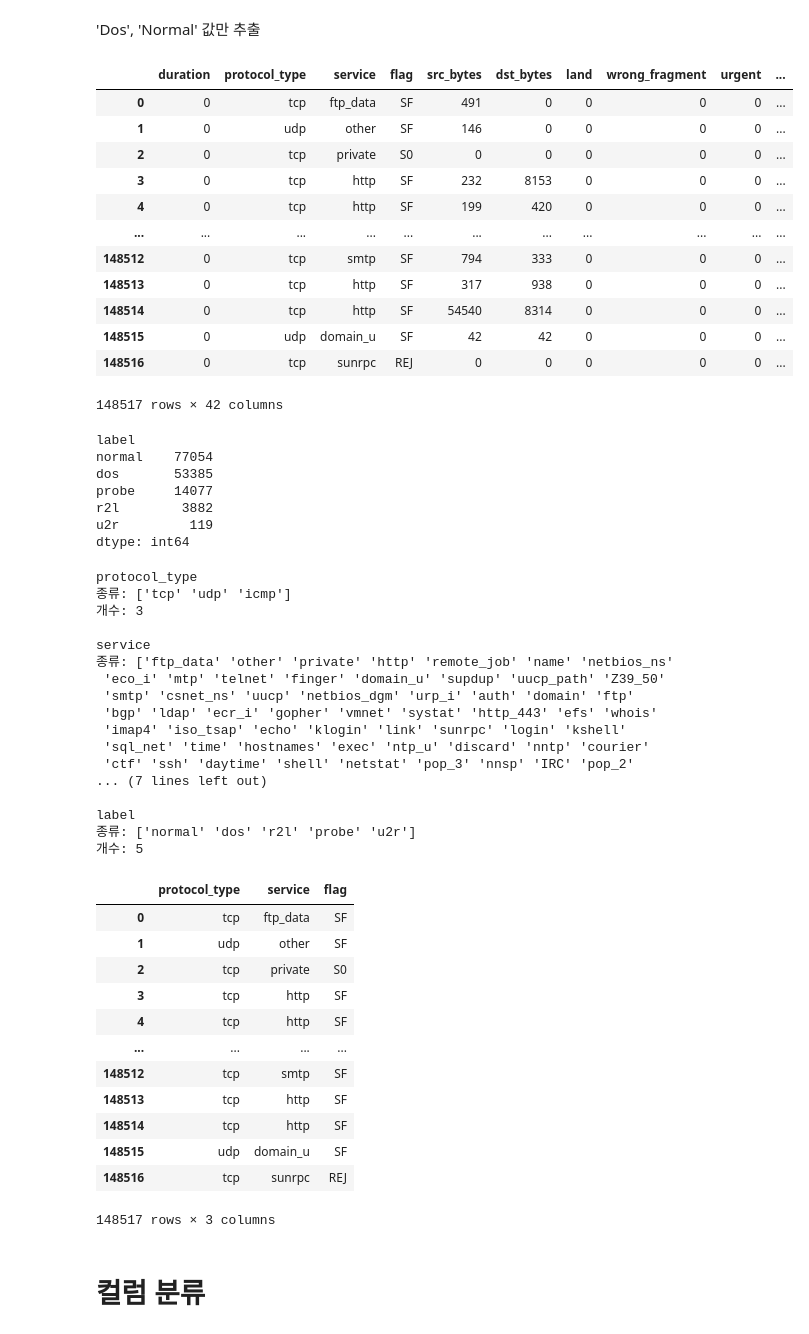
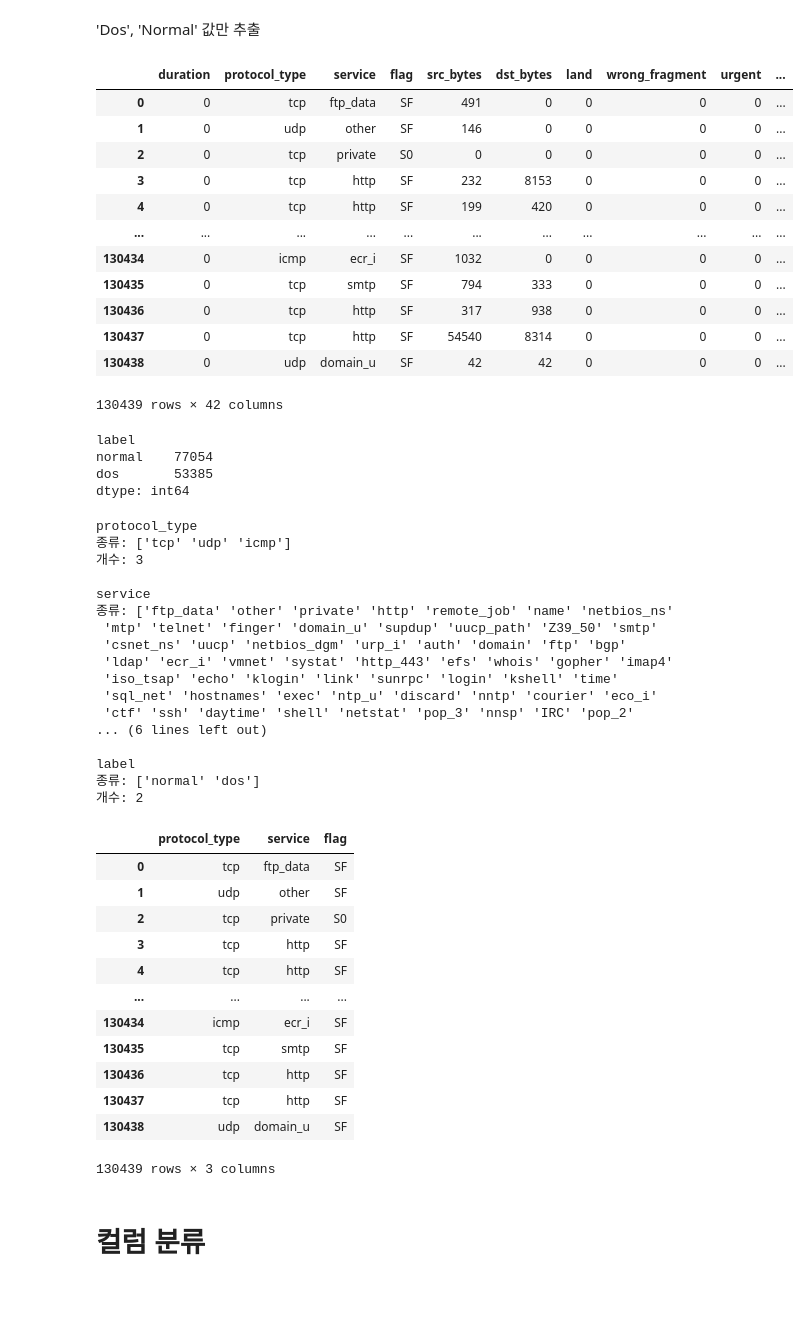
Before and after one commit to bomul0417/study, a Jupyter notebook: NIDS_Project/KDD(Dos)_Preprocessing.ipynb, the cells around one changed output. Saved outputs shown, nothing was run; the diff lists cells and outputs as text; code cells hidden in the pictures; blank space fills up the shorter version.

```diff
--- a/NIDS_Project/KDD(Dos)_Preprocessing.ipynb
+++ b/NIDS_Project/KDD(Dos)_Preprocessing.ipynb
@@ -113,33 +113,30 @@ dtype: int64
 # %% [markdown]
 'Dos', 'Normal' 값만 추출
 # %%
-condition = (df_type.label == 'normal') | (df_type.label == 'dos') | (df_type.label == 'probe') | (df_type.label == 'r2l') | (df_type.label == 'u2r')
+condition = (df_type.label == 'normal') | (df_type.label == 'dos') #| (df_type.label == 'probe') | (df_type.label == 'r2l') | (df_type.label == 'u2r')
 df_dos = df_type[condition]
 df_dos = df_dos.reset_index(drop=True)
 df_dos
 # %% [output]
 |  | duration | protocol_type | service | flag | src_bytes | dst_bytes | land | wrong_fragment | urgent | ... |
 | 0 | 0 | tcp | ftp_data | SF | 491 | 0 | 0 | 0 | 0 | ... |
 | 1 | 0 | udp | other | SF | 146 | 0 | 0 | 0 | 0 | ... |
 | 2 | 0 | tcp | private | S0 | 0 | 0 | 0 | 0 | 0 | ... |
 | 3 | 0 | tcp | http | SF | 232 | 8153 | 0 | 0 | 0 | ... |
 | 4 | 0 | tcp | http | SF | 199 | 420 | 0 | 0 | 0 | ... |
 | ... | ... | ... | ... | ... | ... | ... | ... | ... | ... | ... |
-| 148512 | 0 | tcp | smtp | SF | 794 | 333 | 0 | 0 | 0 | ... |
-| 148513 | 0 | tcp | http | SF | 317 | 938 | 0 | 0 | 0 | ... |
-| 148514 | 0 | tcp | http | SF | 54540 | 8314 | 0 | 0 | 0 | ... |
-| 148515 | 0 | udp | domain_u | SF | 42 | 42 | 0 | 0 | 0 | ... |
-| 148516 | 0 | tcp | sunrpc | REJ | 0 | 0 | 0 | 0 | 0 | ... |
+| 130434 | 0 | icmp | ecr_i | SF | 1032 | 0 | 0 | 0 | 0 | ... |
+| 130435 | 0 | tcp | smtp | SF | 794 | 333 | 0 | 0 | 0 | ... |
+| 130436 | 0 | tcp | http | SF | 317 | 938 | 0 | 0 | 0 | ... |
+| 130437 | 0 | tcp | http | SF | 54540 | 8314 | 0 | 0 | 0 | ... |
+| 130438 | 0 | udp | domain_u | SF | 42 | 42 | 0 | 0 | 0 | ... |
-148517 rows × 42 columns
+130439 rows × 42 columns
 # %%
 df_dos.value_counts('label')
 # %% [output]
 label
 normal    77054
 dos       53385
-probe     14077
-r2l        3882
-u2r         119
 dtype: int64
 # %%
 for columns in df.columns:
@@ -152,17 +149,17 @@ protocol_type
 
 service
 종류: ['ftp_data' 'other' 'private' 'http' 'remote_job' 'name' 'netbios_ns'
- 'eco_i' 'mtp' 'telnet' 'finger' 'domain_u' 'supdup' 'uucp_path' 'Z39_50'
- 'smtp' 'csnet_ns' 'uucp' 'netbios_dgm' 'urp_i' 'auth' 'domain' 'ftp'
- 'bgp' 'ldap' 'ecr_i' 'gopher' 'vmnet' 'systat' 'http_443' 'efs' 'whois'
- 'imap4' 'iso_tsap' 'echo' 'klogin' 'link' 'sunrpc' 'login' 'kshell'
- 'sql_net' 'time' 'hostnames' 'exec' 'ntp_u' 'discard' 'nntp' 'courier'
+ 'mtp' 'telnet' 'finger' 'domain_u' 'supdup' 'uucp_path' 'Z39_50' 'smtp'
+ 'csnet_ns' 'uucp' 'netbios_dgm' 'urp_i' 'auth' 'domain' 'ftp' 'bgp'
+ 'ldap' 'ecr_i' 'vmnet' 'systat' 'http_443' 'efs' 'whois' 'gopher' 'imap4'
+ 'iso_tsap' 'echo' 'klogin' 'link' 'sunrpc' 'login' 'kshell' 'time'
+ 'sql_net' 'hostnames' 'exec' 'ntp_u' 'discard' 'nntp' 'courier' 'eco_i'
  'ctf' 'ssh' 'daytime' 'shell' 'netstat' 'pop_3' 'nnsp' 'IRC' 'pop_2'
-... (7 lines left out)
+... (6 lines left out)
 
 label
-종류: ['normal' 'dos' 'r2l' 'probe' 'u2r']
-개수: 5
+종류: ['normal' 'dos']
+개수: 2
 # %%
 df_dos_obj = df_dos[['protocol_type','service','flag']]
 df_dos_obj
@@ -174,12 +171,12 @@ df_dos_obj
 | 3 | tcp | http | SF |
 | 4 | tcp | http | SF |
 | ... | ... | ... | ... |
-| 148512 | tcp | smtp | SF |
-| 148513 | tcp | http | SF |
-| 148514 | tcp | http | SF |
-| 148515 | udp | domain_u | SF |
-| 148516 | tcp | sunrpc | REJ |
+| 130434 | icmp | ecr_i | SF |
+| 130435 | tcp | smtp | SF |
+| 130436 | tcp | http | SF |
+| 130437 | tcp | http | SF |
+| 130438 | udp | domain_u | SF |
-148517 rows × 3 columns
+130439 rows × 3 columns
 # %% [markdown]
 # 컬럼 분류
 # %%
```
Also changed, not shown: parts of 22 cells of this notebook.
